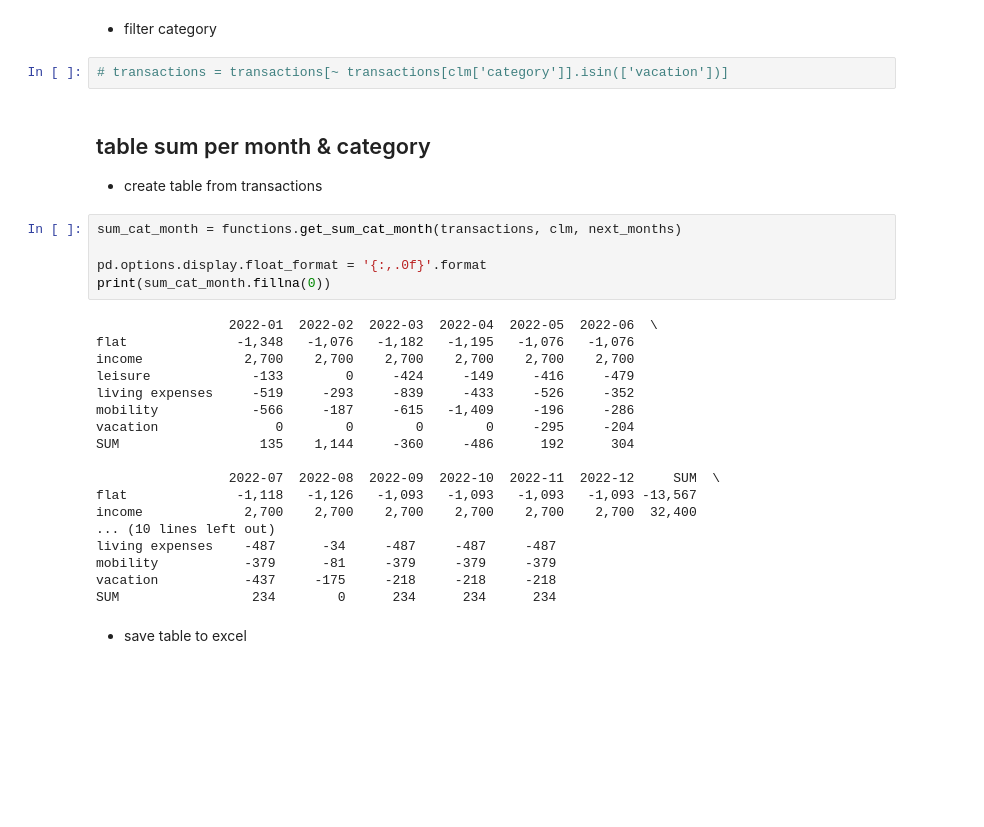
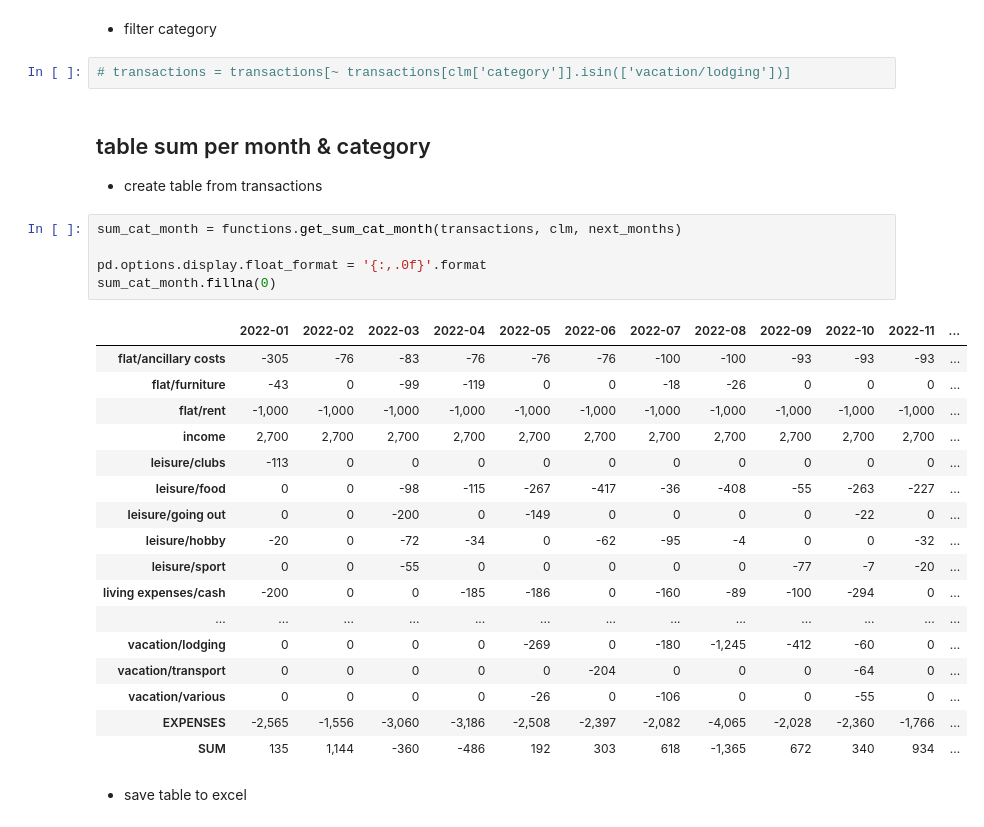
Before and after one commit to gerritnowald/budget_book, a Jupyter notebook: analysis.ipynb, the cells around one changed output. Cells and saved outputs as stored; diff of their text form; blank space fills up the shorter version.

```diff
--- a/analysis.ipynb
+++ b/analysis.ipynb
@@ -59,33 +52,33 @@ transactions = transactions.query('date.dt.year >= @year and date.dt.year < @yea
 # %% [markdown]
 - filter category
 # %%
-# transactions = transactions[~ transactions[clm['category']].isin(['vacation'])]
+# transactions = transactions[~ transactions[clm['category']].isin(['vacation/lodging'])]
 # %% [markdown]
 ## table sum per month & category
 - create table from transactions
 # %%
 sum_cat_month = functions.get_sum_cat_month(transactions, clm, next_months)
 
 pd.options.display.float_format = '{:,.0f}'.format
-print(sum_cat_month.fillna(0))
+sum_cat_month.fillna(0)
 # %% [output]
-                 2022-01  2022-02  2022-03  2022-04  2022-05  2022-06  \
-flat              -1,348   -1,076   -1,182   -1,195   -1,076   -1,076
-income             2,700    2,700    2,700    2,700    2,700    2,700
-leisure             -133        0     -424     -149     -416     -479
-living expenses     -519     -293     -839     -433     -526     -352
-mobility            -566     -187     -615   -1,409     -196     -286
-vacation               0        0        0        0     -295     -204
-SUM                  135    1,144     -360     -486      192      304
-
-                 2022-07  2022-08  2022-09  2022-10  2022-11  2022-12     SUM  \
-flat              -1,118   -1,126   -1,093   -1,093   -1,093   -1,093 -13,567
-income             2,700    2,700    2,700    2,700    2,700    2,700  32,400
-... (10 lines left out)
-living expenses    -487      -34     -487     -487     -487
-mobility           -379      -81     -379     -379     -379
-vacation           -437     -175     -218     -218     -218
-SUM                 234        0      234      234      234
+|  | 2022-01 | 2022-02 | 2022-03 | 2022-04 | 2022-05 | 2022-06 | 2022-07 | 2022-08 | 2022-09 | 2022-10 | 2022-11 | ... |
+| flat/ancillary costs | -305 | -76 | -83 | -76 | -76 | -76 | -100 | -100 | -93 | -93 | -93 | ... |
+| flat/furniture | -43 | 0 | -99 | -119 | 0 | 0 | -18 | -26 | 0 | 0 | 0 | ... |
+| flat/rent | -1,000 | -1,000 | -1,000 | -1,000 | -1,000 | -1,000 | -1,000 | -1,000 | -1,000 | -1,000 | -1,000 | ... |
+| income | 2,700 | 2,700 | 2,700 | 2,700 | 2,700 | 2,700 | 2,700 | 2,700 | 2,700 | 2,700 | 2,700 | ... |
+| leisure/clubs | -113 | 0 | 0 | 0 | 0 | 0 | 0 | 0 | 0 | 0 | 0 | ... |
+| leisure/food | 0 | 0 | -98 | -115 | -267 | -417 | -36 | -408 | -55 | -263 | -227 | ... |
+| leisure/going out | 0 | 0 | -200 | 0 | -149 | 0 | 0 | 0 | 0 | -22 | 0 | ... |
+| leisure/hobby | -20 | 0 | -72 | -34 | 0 | -62 | -95 | -4 | 0 | 0 | -32 | ... |
+| leisure/sport | 0 | 0 | -55 | 0 | 0 | 0 | 0 | 0 | -77 | -7 | -20 | ... |
+| living expenses/cash | -200 | 0 | 0 | -185 | -186 | 0 | -160 | -89 | -100 | -294 | 0 | ... |
+| ... | ... | ... | ... | ... | ... | ... | ... | ... | ... | ... | ... | ... |
+| vacation/lodging | 0 | 0 | 0 | 0 | -269 | 0 | -180 | -1,245 | -412 | -60 | 0 | ... |
+| vacation/transport | 0 | 0 | 0 | 0 | 0 | -204 | 0 | 0 | 0 | -64 | 0 | ... |
+| vacation/various | 0 | 0 | 0 | 0 | -26 | 0 | -106 | 0 | 0 | -55 | 0 | ... |
+| EXPENSES | -2,565 | -1,556 | -3,060 | -3,186 | -2,508 | -2,397 | -2,082 | -4,065 | -2,028 | -2,360 | -1,766 | ... |
+| SUM | 135 | 1,144 | -360 | -486 | 192 | 303 | 618 | -1,365 | 672 | 340 | 934 | ... |
 # %% [markdown]
 - save table to excel
 # %%
```
Also changed, not shown: parts of 12 cells of this notebook, 1 other file.
